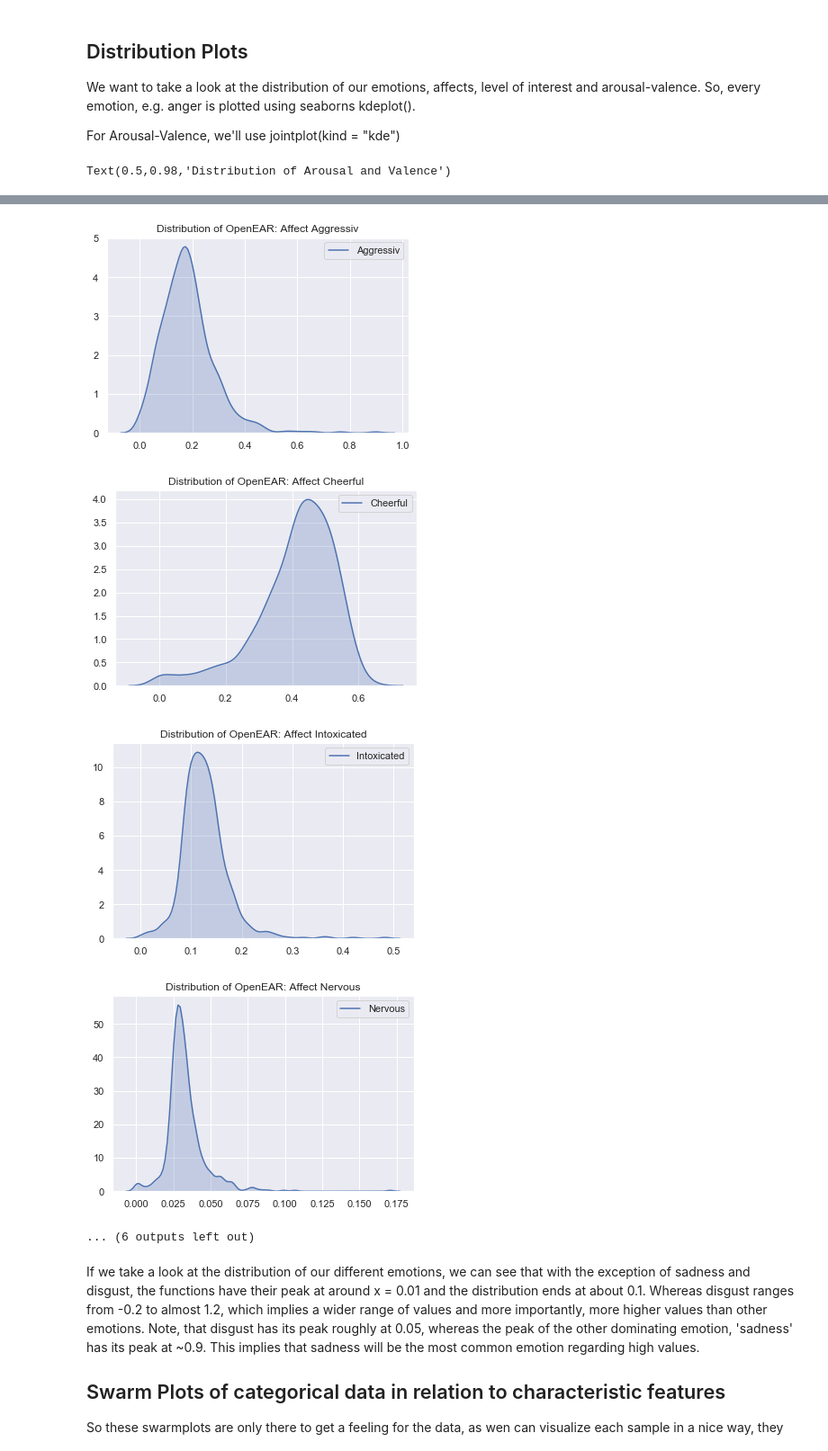
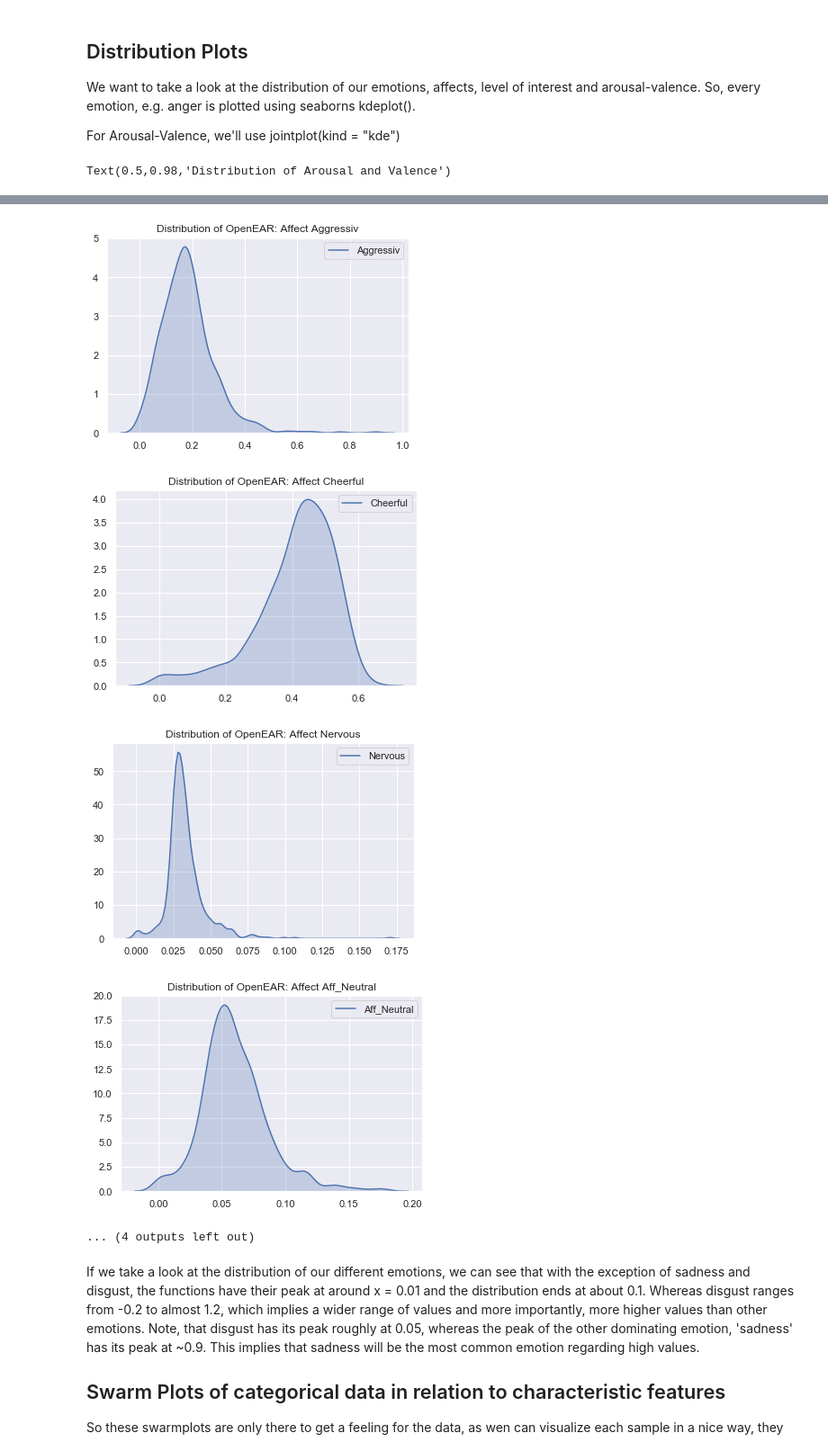
Before and after one commit to EJKraft/MasterThesis, a Jupyter notebook: Analysis/2_Comparing_Answers/2_Analysis_Plots.ipynb, the cells around one changed output, grey strips where cells are left out. Shown at 90% size. Drawn from its saved outputs; the diff is of its cells as text; code cells hidden in the pictures.

Commit message:
Updated Logistic Regression to have reference variable, also dropped intoxication and normalized affect values, and finally added disinterest to normal interest and updated this for all files

```diff
--- a/Analysis/2_Comparing_Answers/2_Analysis_Plots.ipynb
+++ b/Analysis/2_Comparing_Answers/2_Analysis_Plots.ipynb
@@ -82,6 +83,15 @@ df_ar_val_char = df_ar_val_char.loc[df_ar_val_char['SentenceType'] == 'a']
 df_emotion_char = df_emotion_char.loc[df_emotion_char['SentenceType'] == 'a']
 df_affect_char = df_affect_char.loc[df_affect_char['SentenceType'] == 'a']
 df_loi_char = df_loi_char.loc[df_loi_char['SentenceType'] == 'a']
+
+affect_label.remove('Intoxicated')
+df_affect_char = df_affect_char.drop(['Intoxicated'], axis = 1)
+norm_test = pp.normalize(df_affect_char[affect_label], norm = 'l1')
+df_affect_char[affect_label] = norm_test
+
+df_loi_char['Normal Interest'] = df_loi_char['Disinterest'] + df_loi_char['Normal']
+df_loi_char = df_loi_char.drop(['Disinterest', 'Normal'], axis = 1)
+loi_label = ['Normal Interest', 'High Interest']
 # %% [markdown]
 ## Now let's have another look at the plots using the character data
 ### Let's take a look at female/male
@@ -311,27 +321,27 @@ For Arousal-Valence, we'll use jointplot(kind = "kde")
 # %%
 sns.set()
 hp.distPlots(df_emotion, emotion_label, 0)
 hp.distPlots(df_affect, affect_label, 1)
-hp.distPlots(df_loi, loi_label, 2)
+hp.distPlots(df_loi_char, loi_label, 2)
 df_dis_ar_val_sex = df_ar_val_char.drop(['Char_ID','ID','Filename', 'Sex', 'Academic Status', 'IsNativeSpeaker', 'VideoID' ,'VideoTitle', 'Name'], axis = 1)
 grid = sns.jointplot(x = "Valence", y = "Arousal", data = df_ar_val, kind = "kde")
 ax = grid.ax_joint
 grid.fig.subplots_adjust(top = 0.95)
 grid.fig.suptitle('Distribution of Arousal and Valence')
 # %% [output]
 Text(0.5,0.98,'Distribution of Arousal and Valence')
 [figure]
 [figure]
 [figure]
 [figure]
 [figure]
 [figure]
 [figure]
 [figure]
 [figure]
-[figure, old version]
+[figure, new version]
-[figure, old version]
+[figure, new version]
-... (6 outputs left out)
+... (4 outputs left out)
 # %% [markdown]
 If we take a look at the distribution of our different emotions, we can see that with the exception of sadness and disgust, the functions have their peak at around x = 0.01 and the distribution ends at about 0.1. Whereas disgust ranges from -0.2 to almost 1.2, which implies a wider range of values and more importantly, more higher values than other emotions. Note, that disgust has its peak roughly at 0.05, whereas the peak of the other dominating emotion, 'sadness' has its peak at ~0.9. This implies that sadness will be the most common emotion regarding high values.
 
```
Also changed, not shown: parts of 16 cells of this notebook, 8 other files.
